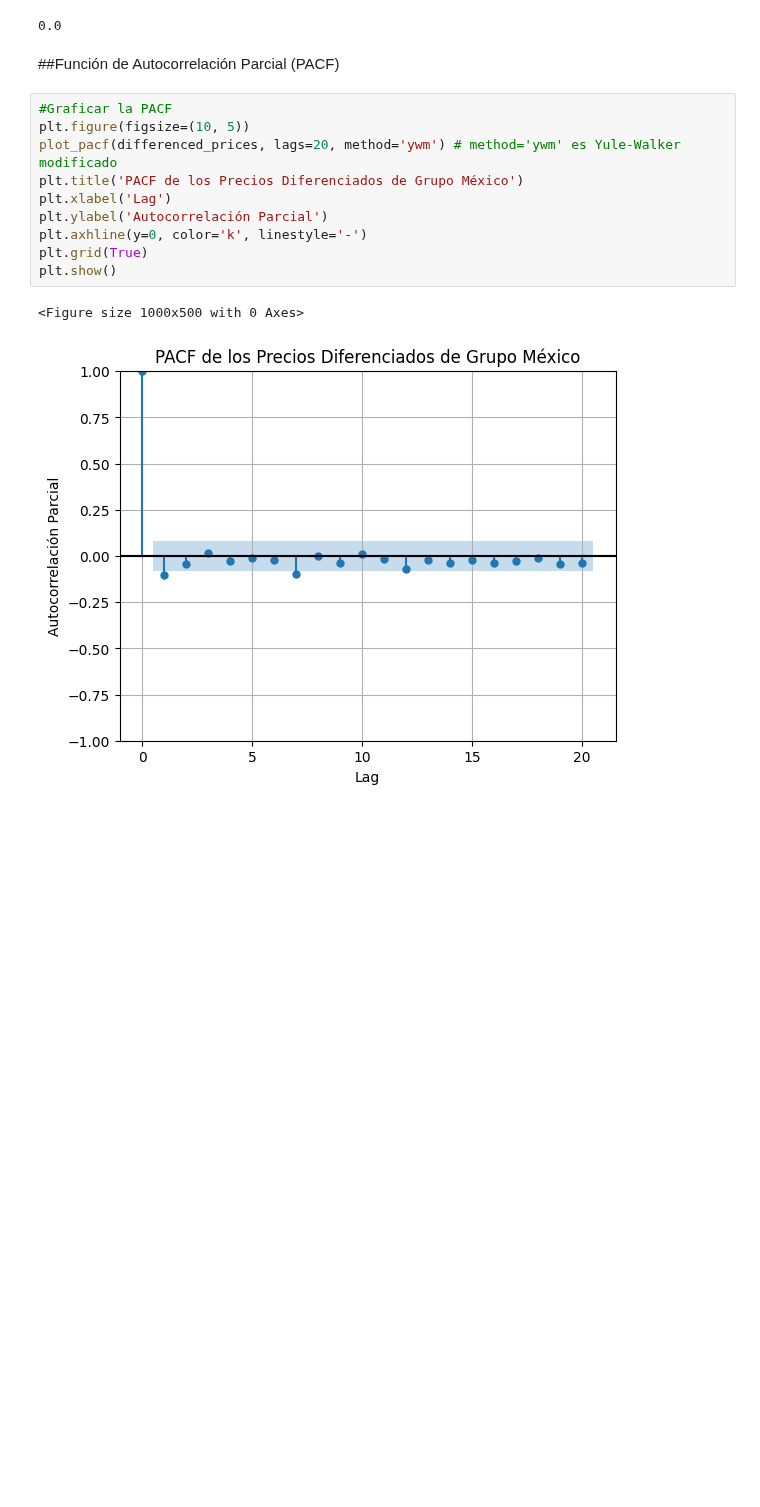
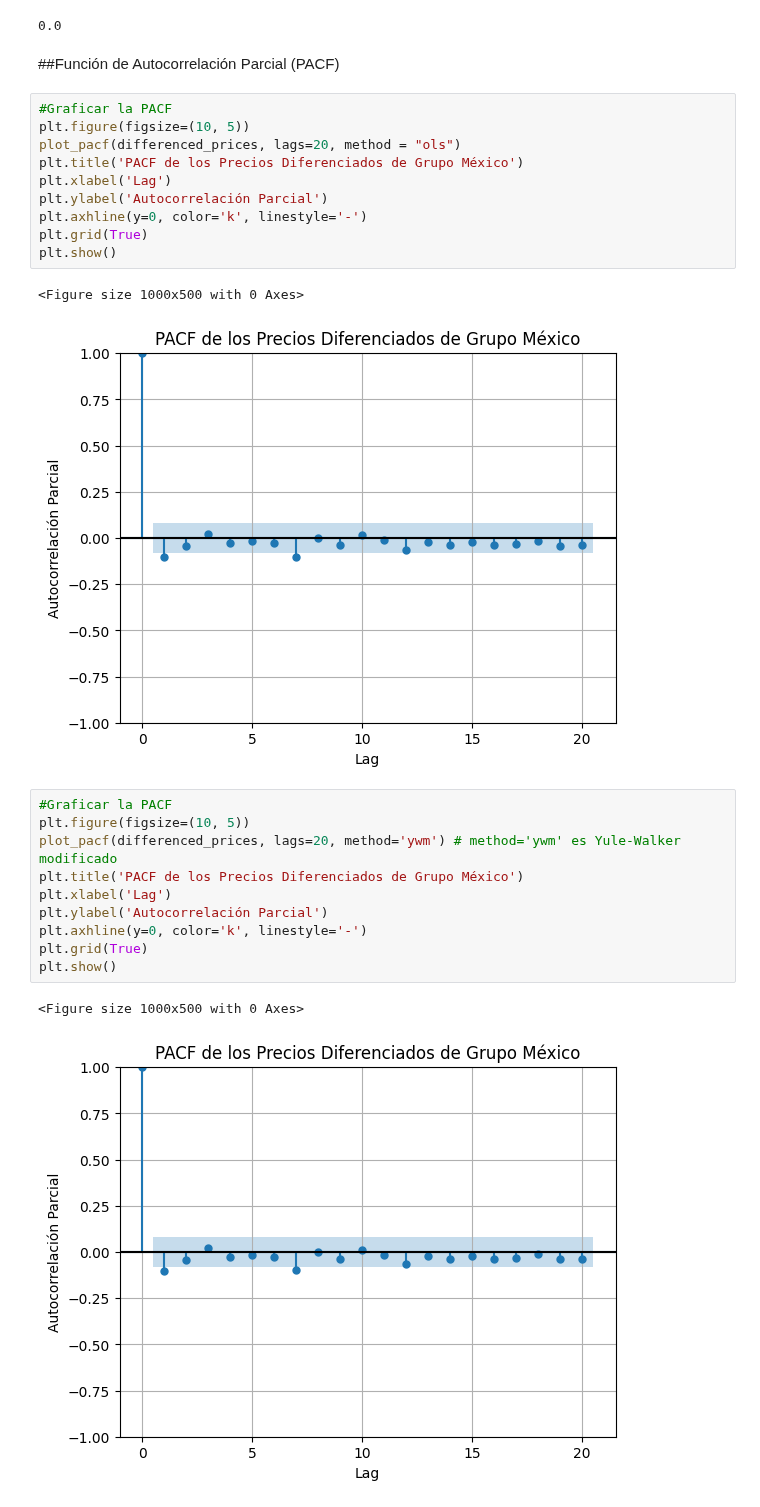
Before and after one commit to MartaPCastillo/Tesis, a Jupyter notebook: Grupo_Mexico.ipynb, the cells around one changed output. Cells and saved outputs as stored; diff of their text form; blank space fills up the shorter version.

```diff
--- a/Grupo_Mexico.ipynb
+++ b/Grupo_Mexico.ipynb
@@ -311,6 +311,19 @@ Resultado: **La serie es ESTACIONARIA** (p < 0.05, rechazamos H0).
 0.0
 # %% [markdown]
 ##Función de Autocorrelación Parcial (PACF)
+# %%
+#Graficar la PACF
+plt.figure(figsize=(10, 5))
+plot_pacf(differenced_prices, lags=20, method = "ols")
+plt.title('PACF de los Precios Diferenciados de Grupo México')
+plt.xlabel('Lag')
+plt.ylabel('Autocorrelación Parcial')
+plt.axhline(y=0, color='k', linestyle='-')
+plt.grid(True)
+plt.show()
+# %% [output]
+<Figure size 1000x500 with 0 Axes>
+[figure, added]
 # %%
 #Graficar la PACF
 plt.figure(figsize=(10, 5))
```
Also changed, not shown: parts of 16 cells of this notebook.
